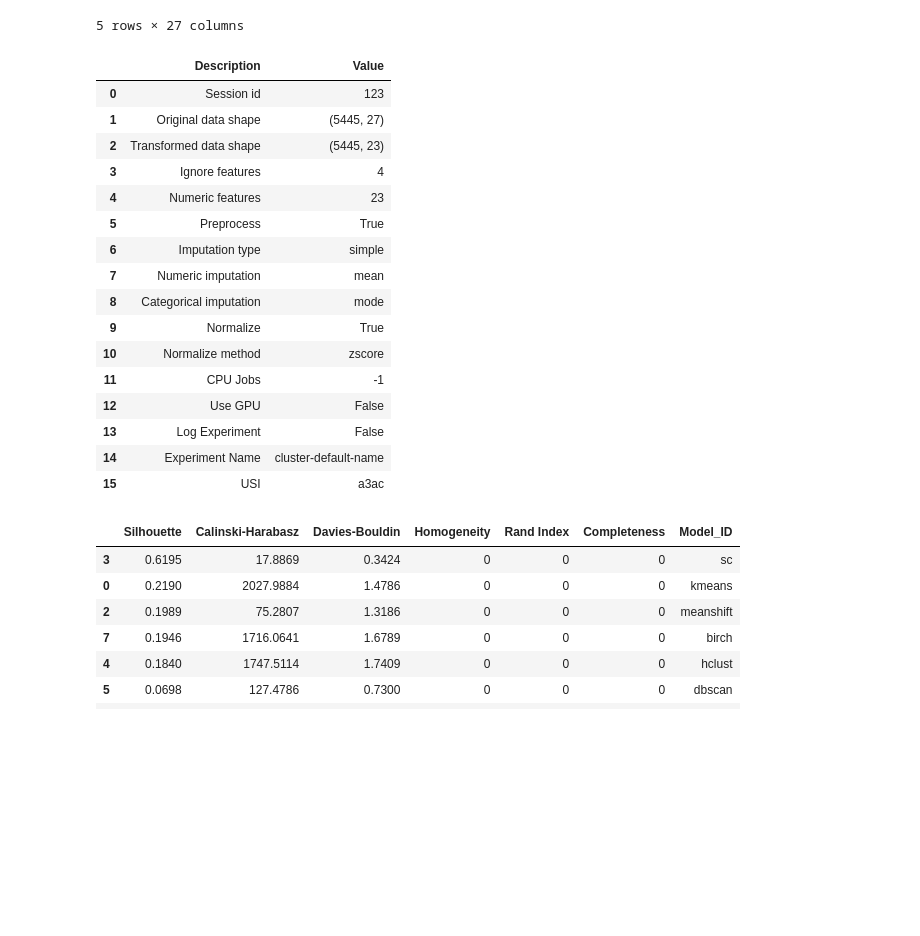
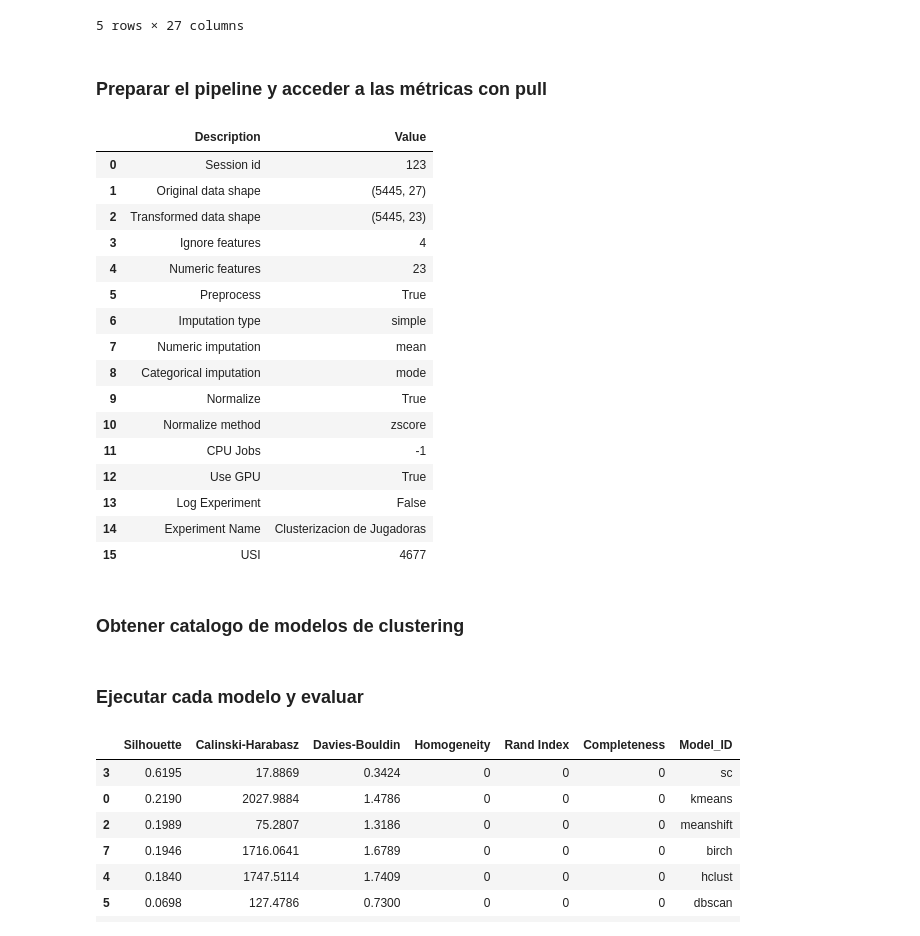
Before and after one commit to DickinsonBP/TFM_VABD, a Jupyter notebook: Modelos/modelo3.ipynb, the cells around one changed output. Saved outputs shown, nothing was run; the diff lists cells and outputs as text; code cells hidden in the pictures; blank space fills up the shorter version.

Commit message:
Graficos actualizados y clustering con kmeans

```diff
--- a/Modelos/modelo3.ipynb
+++ b/Modelos/modelo3.ipynb
@@ -12,2 +19,3 @@ import pycaret.utils as pycu
 # %%
 load_dotenv()
+pd.set_option('display.max_colwidth', None)
@@ -24,32 +32,40 @@ df.head(5)
 | 3 | HERNANDEZ ORTIZ, ZOE | 2019 | MANN-FILTER CASABLANCA | 19.0 | 9.95 | 2.79 | 0.32 | 0.63 | 0.50 | ... |
 | 4 | MILOGLAV, CARMEN | 2016 | PERFUMERIAS AVENIDA | 11.0 | 9.94 | 1.27 | 0.36 | 0.55 | 0.67 | ... |
 5 rows × 27 columns
+# %% [markdown]
+### Preparar el pipeline y acceder a las métricas con pull
 # %%
 s = pycc.setup(df,
           ignore_features=['Nombre', 'Temporada', 'Equipo', 'Minutos'],
           normalize=True,
-          session_id=123
+          session_id=123,
+          experiment_name="Clusterizacion de Jugadoras",
+          use_gpu=True
         )
 # %% [output]
 |  | Description | Value |
 | 0 | Session id | 123 |
 | 1 | Original data shape | (5445, 27) |
 | 2 | Transformed data shape | (5445, 23) |
 | 3 | Ignore features | 4 |
 | 4 | Numeric features | 23 |
 | 5 | Preprocess | True |
 | 6 | Imputation type | simple |
 | 7 | Numeric imputation | mean |
 | 8 | Categorical imputation | mode |
 | 9 | Normalize | True |
 | 10 | Normalize method | zscore |
 | 11 | CPU Jobs | -1 |
-| 12 | Use GPU | False |
+| 12 | Use GPU | True |
 | 13 | Log Experiment | False |
-| 14 | Experiment Name | cluster-default-name |
-| 15 | USI | a3ac |
+| 14 | Experiment Name | Clusterizacion de Jugadoras |
+| 15 | USI | 4677 |
+# %% [markdown]
+### Obtener catalogo de modelos de clustering
 # %%
 catalog = pycc.models()
+# %% [markdown]
+### Ejecutar cada modelo y evaluar
 # %%
 results = []
 
```
Also changed, not shown: parts of 16 cells of this notebook, 2 other files.
